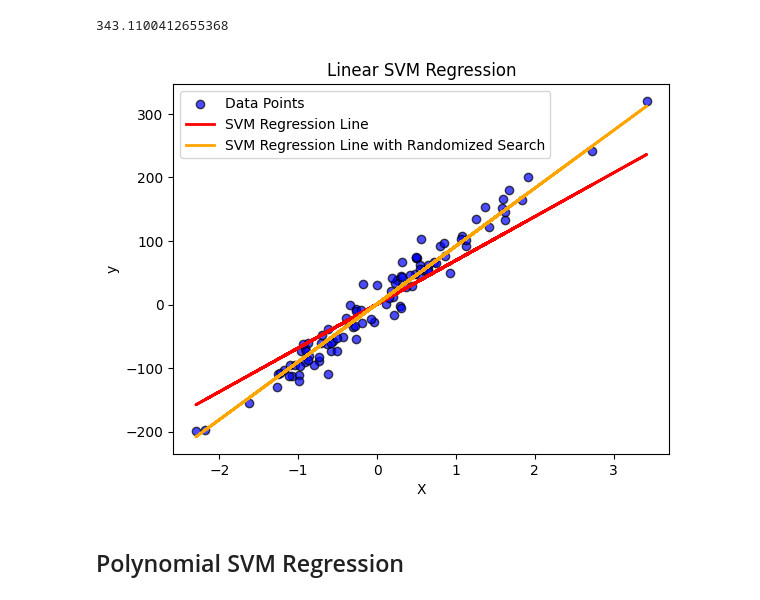
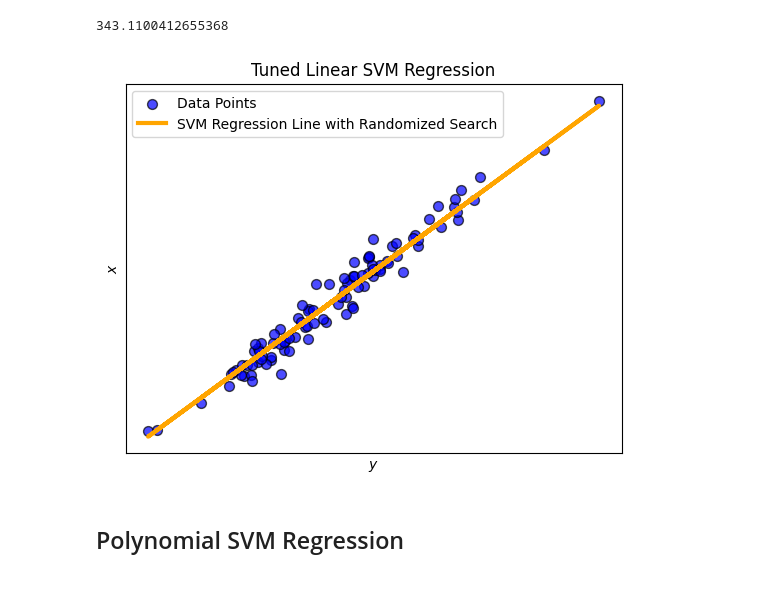
Before and after one commit to skcprr/machine-learning, a Jupyter notebook: support-vector-machines/svm_regression.ipynb, the cells around one changed output. Saved outputs shown, nothing was run; the diff lists cells and outputs as text; code cells hidden in the pictures.

```diff
--- a/support-vector-machines/svm_regression.ipynb
+++ b/support-vector-machines/svm_regression.ipynb
@@ -11,9 +11,16 @@ X, y = make_regression(n_samples=100, n_features=1, noise=20, random_state=622)
 # %%
 import matplotlib.pyplot as plt
 
-plt.scatter(X, y, color='blue', label='Data Points', edgecolor='black', alpha=0.7)
-plt.xlabel("X")
-plt.ylabel("y")
+def plot_data(X, y,color= 'blue' ,ax=None):
+    if ax is None:
+        ax = plt.gca()
+    ax.scatter(X, y, color=color, label='Data Points', edgecolor='black', alpha=0.7, s=50)
+    ax.set_xlabel('$y$')
+    ax.set_ylabel('$x$')
+    ax.set_xticks([])
+    ax.set_yticks([])
+
+plot_data(X, y)
 plt.title("Linear Relationship with Noise")
 plt.show()
 # %% [output]
@@ -87,16 +92,13 @@ mse
 # %% [output]
 343.1100412655368
 # %%
-plt.scatter(X, y, color='blue', label='Data Points', edgecolor='black', alpha=0.7)
-plt.plot(X, y_pred, color='red', label='SVM Regression Line', linewidth=2)
-plt.plot(X, y_search_pred, color='orange', label='SVM Regression Line with Randomized Search', linewidth=2)
-plt.xlabel("X")
-plt.ylabel("y")
-plt.title("Linear SVM Regression")
+plot_data(X,  y)
+plt.plot(X, y_search_pred, color='orange', label='SVM Regression Line with Randomized Search', linewidth=3)
+plt.title("Tuned Linear SVM Regression")
 plt.legend()
 plt.show()
 # %% [output]
-[figure, old version]
+[figure, new version]
 # %% [markdown]
 ## Polynomial SVM Regression
 # %% [markdown]
```
Also changed, not shown: parts of 7 cells of this notebook, 2 other files.
